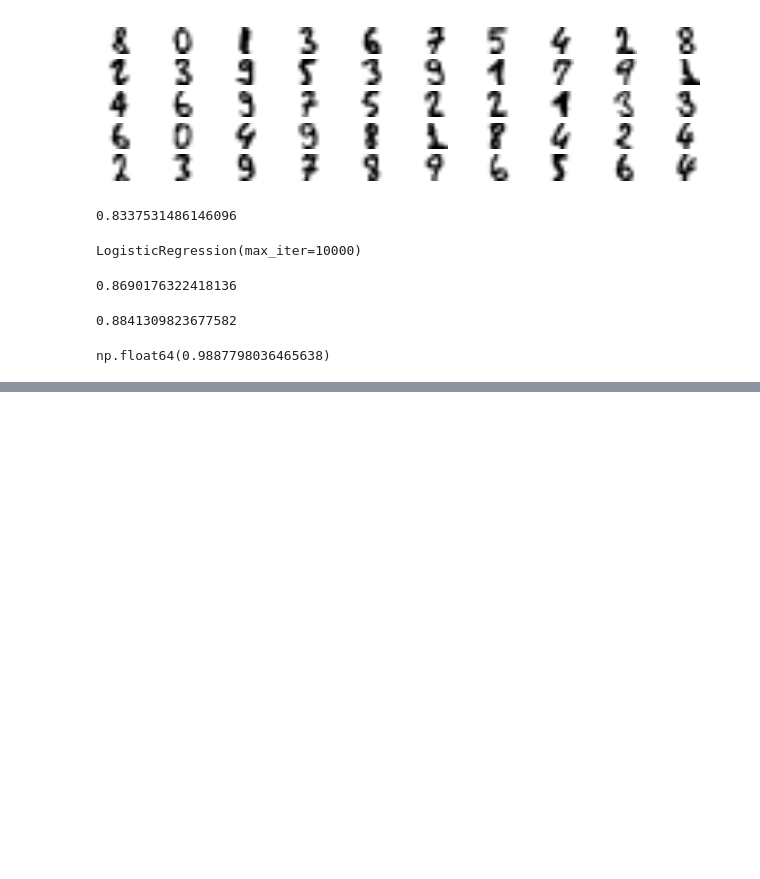
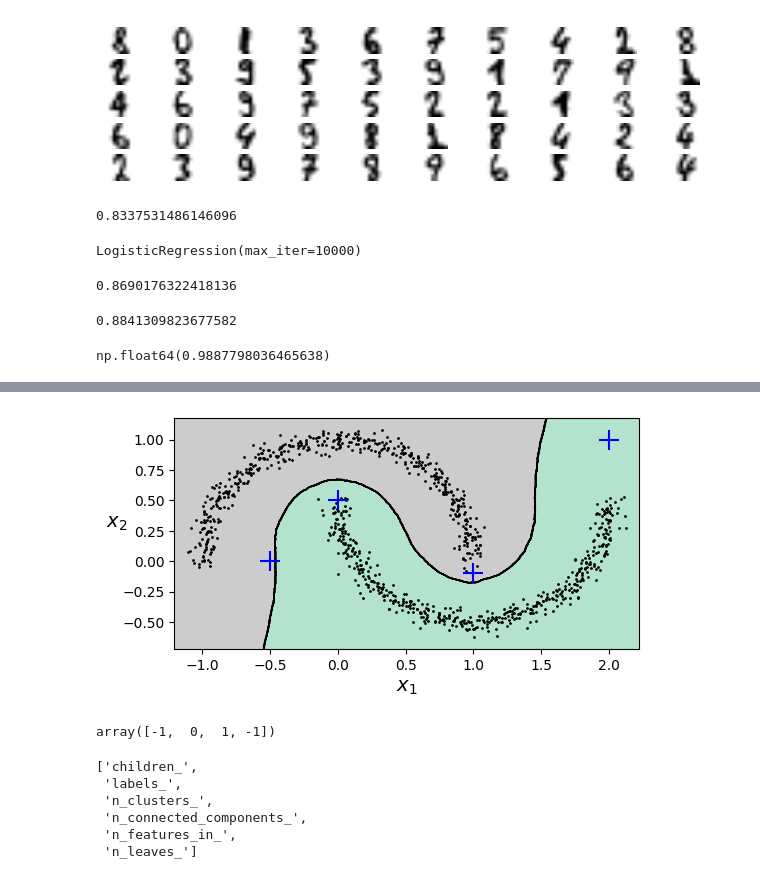
Before and after one commit to oabdelhalim8/ML---7, a Jupyter notebook: ML_project.ipynb, the cells around one changed output, grey strips where cells are left out. Saved outputs shown, nothing was run; the diff lists cells and outputs as text; code cells hidden in the pictures; blank space fills up the shorter version.

```diff
--- a/ML_project.ipynb
+++ b/ML_project.ipynb
@@ -659,0 +739,2 @@ np.float64(0.9887798036465638)
+# %%
+dbscan = dbscan2  # extra code – the text says we now use eps=0.2
@@ -659,0 +760,17 @@ np.float64(0.9887798036465638)
+# %%
+# extra code – this cell generates Figure 8–14
+
+plt.figure(figsize=(6, 3))
+plot_decision_boundaries(knn, X, show_centroids=False)
+plt.scatter(X_new[:, 0], X_new[:, 1], c="b", marker="+", s=200, zorder=10)
+
+plt.show()
+# %% [output]
+[figure, added]
+# %%
+y_dist, y_pred_idx = knn.kneighbors(X_new, n_neighbors=1)
+y_pred = dbscan.labels_[dbscan.core_sample_indices_][y_pred_idx]
+y_pred[y_dist > 0.2] = -1
+y_pred.ravel()
+# %% [output]
+array([-1,  0,  1, -1])
@@ -659,0 +786,9 @@ np.float64(0.9887798036465638)
+# %%
+learned_parameters(agg)
+# %% [output]
+['children_',
+ 'labels_',
+ 'n_clusters_',
+ 'n_connected_components_',
+ 'n_features_in_',
+ 'n_leaves_']
```
Also changed, not shown: parts of 20 cells of this notebook.
